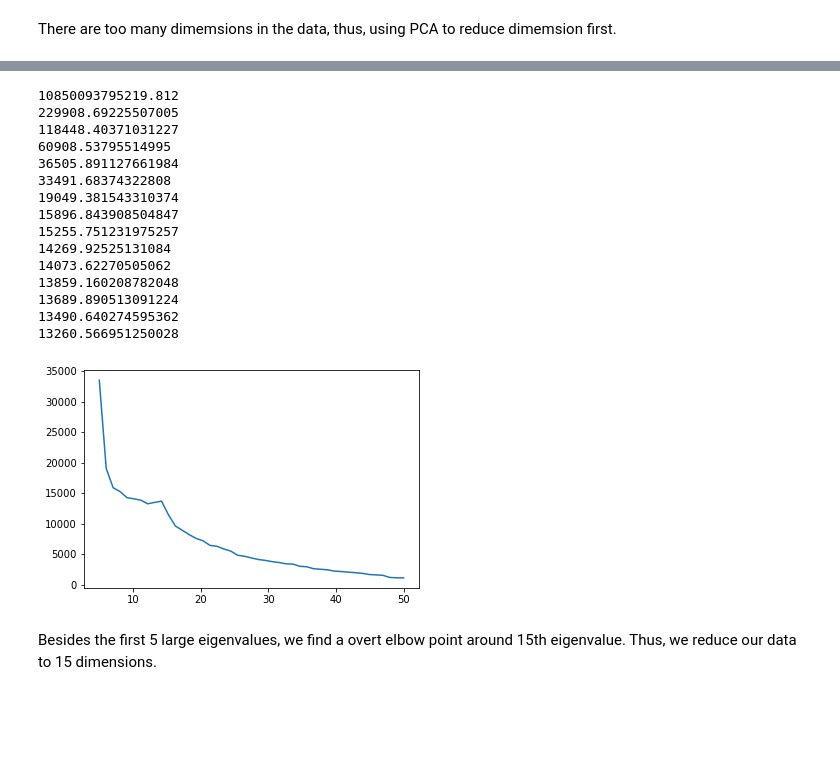
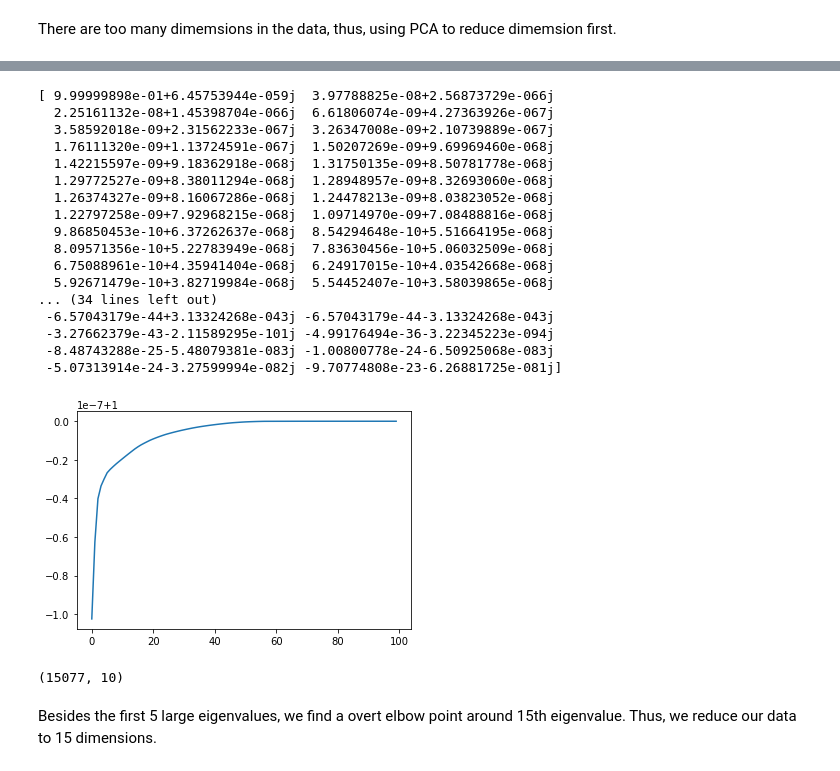
Before and after one commit to Hrann/118b-hsr, a Jupyter notebook: 118B Final Project.ipynb, the cells around one changed output, grey strips where cells are left out. Cells and saved outputs as stored; diff of their text form; code cells hidden in the pictures; blank space fills up the shorter version.

```diff
--- a/118B Final Project.ipynb
+++ b/118B Final Project.ipynb
@@ -624,7 +610,7 @@ hs_sem_np.shape
 # %% [markdown]
 There are too many dimemsions in the data, thus, using PCA to reduce dimemsion first.
 # %%
-def pca(X,k):
+def pca(X,k=0,max_vector=False):
     m = np.mean(X,axis=0)
     xm = X - m
     cov = np.dot(xm.T,xm)
@@ -632,11 +618,17 @@ def pca(X,k):
 #     print(eig_val)
 #     print(eig_vec)
     sorted_eig_val = np.flipud(np.argsort(eig_val))
+    if max_vector == True:
+        return eig_vec[sorted_eig_val[0]]
     plt.plot(np.cumsum(eig_val[sorted_eig_val]/np.sum(eig_val)))
     feature = []
+    if k == 0:
+        return
+    if max_vector == True:
+        return eig_vec[sorted_eig_val[0]]
     for i in range(k):
         feature.append(eig_vec[:,sorted_eig_val[i]])
-        print(eig_val[sorted_eig_val[i]])
+#        print(eig_val[sorted_eig_val[i]])
     feature = np.array(feature)
 #     print(feature)
 
@@ -645,23 +658,29 @@ def pca(X,k):
 # %%
-pca_data = pca(hs_trial,15)
+pca_data = pca(hs_sem_np,k=10)
 pca_data = pca_data.astype("double")
 # %% [output]
-10850093795219.812
-229908.69225507005
-118448.40371031227
-60908.53795514995
-36505.891127661984
-33491.68374322808
-19049.381543310374
-15896.843908504847
-15255.751231975257
-14269.92525131084
-14073.62270505062
-13859.160208782048
-13689.890513091224
-13490.640274595362
-13260.566951250028
+[ 9.99999898e-01+6.45753944e-059j  3.97788825e-08+2.56873729e-066j
+  2.25161132e-08+1.45398704e-066j  6.61806074e-09+4.27363926e-067j
+  3.58592018e-09+2.31562233e-067j  3.26347008e-09+2.10739889e-067j
+  1.76111320e-09+1.13724591e-067j  1.50207269e-09+9.69969460e-068j
+  1.42215597e-09+9.18362918e-068j  1.31750135e-09+8.50781778e-068j
+  1.29772527e-09+8.38011294e-068j  1.28948957e-09+8.32693060e-068j
+  1.26374327e-09+8.16067286e-068j  1.24478213e-09+8.03823052e-068j
+  1.22797258e-09+7.92968215e-068j  1.09714970e-09+7.08488816e-068j
+  9.86850453e-10+6.37262637e-068j  8.54294648e-10+5.51664195e-068j
+  8.09571356e-10+5.22783949e-068j  7.83630456e-10+5.06032509e-068j
+  6.75088961e-10+4.35941404e-068j  6.24917015e-10+4.03542668e-068j
+  5.92671479e-10+3.82719984e-068j  5.54452407e-10+3.58039865e-068j
+... (34 lines left out)
+ -6.57043179e-44+3.13324268e-043j -6.57043179e-44-3.13324268e-043j
+ -3.27662379e-43-2.11589295e-101j -4.99176494e-36-3.22345223e-094j
+ -8.48743288e-25-5.48079381e-083j -1.00800778e-24-6.50925068e-083j
+ -5.07313914e-24-3.27599994e-082j -9.70774808e-23-6.26881725e-081j]
-[figure, old version]
+[figure, new version]
+# %%
+pca_data.shape
+# %% [output]
+(15077, 10)
 # %% [markdown]
 Besides the first 5 large eigenvalues, we find a overt elbow point around 15th eigenvalue. Thus, we reduce our data to 15 dimensions.
 # %%
```
Also changed, not shown: parts of 27 cells of this notebook.
